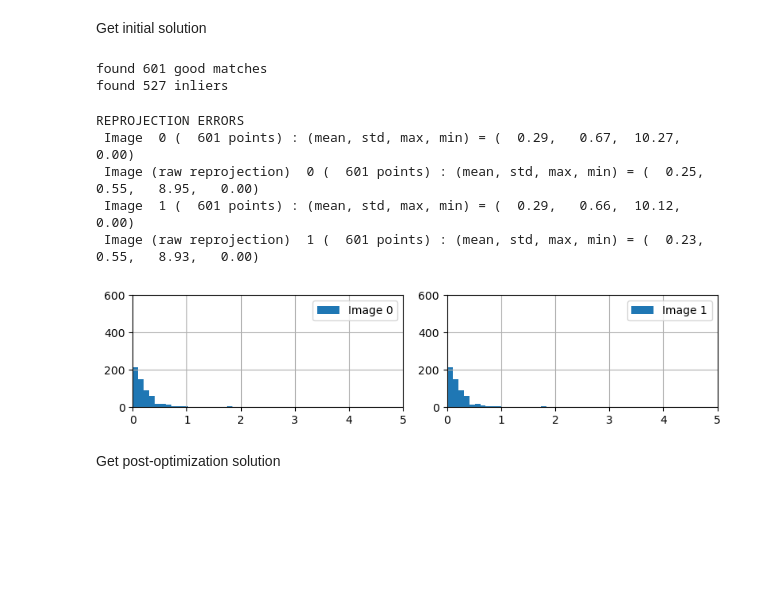
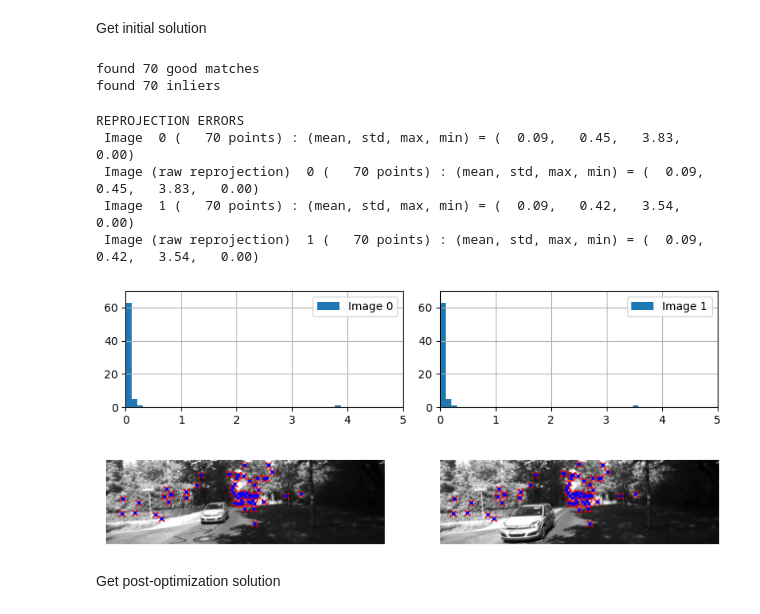
Before and after one commit to andreschreiber/AE598Project, a Jupyter notebook: vo_benchmark.ipynb, the cells around one changed output. Cells and saved outputs as stored; diff of their text form; code cells hidden in the pictures; blank space fills up the shorter version.

Commit message:
Add KITTI support

```diff
--- a/vo_benchmark.ipynb
+++ b/vo_benchmark.ipynb
@@ -18,14 +18,11 @@ import pandas as pd
 ### Provide settings
 # %%
 # When matching (max threshold for ratio test)
-matching_threshold = 0.5
+matching_threshold = 0.1 # I recommend 0.1 for KITTI and 0.5 for EuRoC
 
 # When deciding if triangulated points are invalid
 max_reprojection_err = 0.75
 
-# MAV video folder
-mav_video_folder = Path('./data/mav0')
-
 # Temporary folder for evo metrics
 temporary_folder = Path('./temp')
 temporary_folder.mkdir(parents=True, exist_ok=True)
@@ -58,3 +45,16 @@ visual_inertial_data = utils.collect_visual_inertial_data(imu0_csv, cam0_csv, st
+# %%
+# RUN THIS CELL FOR KITTI
+kitti_base_path = './data/kitti'
+kitti_date = '2011_09_26'
+kitti_drive = '0022'
+
+# Read KITTI data
+dataset_info = utils.read_data_kitti('./data/kitti', '2011_09_26', '0022')
+
+# Extract relevant data
+cam0_K = dataset_info['cam0_K']
+cam0_distortion = dataset_info['cam0_distortion']
+visual_inertial_data = dataset_info['visual_inertial_data']
 # %% [markdown]
 ### Create random generator
 # %%
@@ -71,34 +71,37 @@ feature_extractor = cv2.SIFT_create() # could also do ORB_create() for ORB featu
 Get initial solution
 # %%
 chosen_index = 0
+advance = 5
 
 # Get first index closest to chosen index
 first_frame_idx = utils.get_index_of_next_image(visual_inertial_data, chosen_index)
 # Get second index
-second_frame_idx = utils.get_index_of_next_image(visual_inertial_data, first_frame_idx+1)
+second_frame_idx = utils.get_index_of_next_image(visual_inertial_data, first_frame_idx+advance)
 
 # Create two views
 views = [
-    vo.create_view_data(utils.read_image_mav(visual_inertial_data[first_frame_idx]['image_file']),
+    vo.create_view_data(utils.read_image(visual_inertial_data[first_frame_idx]['image_file']),
                         first_frame_idx, feature_extractor, cam0_K, cam0_distortion),
-    vo.create_view_data(utils.read_image_mav(visual_inertial_data[second_frame_idx]['image_file']),
+    vo.create_view_data(utils.read_image(visual_inertial_data[second_frame_idx]['image_file']),
                         second_frame_idx, feature_extractor, cam0_K, cam0_distortion)
 ]
 
 # Perform two-view reconstruction
 tracks = vo.vo_2view(views, matching_threshold, cam0_K, rng, use_opencv=False)
 # %% [output]
-found 601 good matches
-found 527 inliers
+found 70 good matches
+found 70 inliers
 # %%
 vo.show_reproj_results(views, tracks, cam0_K, cam0_distortion, print_raw_reproj=True, show_reproj_histogram=True)
+vo.visualize_predictions(views, tracks, cam0_K, cam0_distortion)
 # %% [output]
 REPROJECTION ERRORS
- Image  0 (  601 points) : (mean, std, max, min) = (  0.29,   0.67,  10.27,   0.00)
- Image (raw reprojection)  0 (  601 points) : (mean, std, max, min) = (  0.25,   0.55,   8.95,   0.00)
- Image  1 (  601 points) : (mean, std, max, min) = (  0.29,   0.66,  10.12,   0.00)
- Image (raw reprojection)  1 (  601 points) : (mean, std, max, min) = (  0.23,   0.55,   8.93,   0.00)
+ Image  0 (   70 points) : (mean, std, max, min) = (  0.09,   0.45,   3.83,   0.00)
+ Image (raw reprojection)  0 (   70 points) : (mean, std, max, min) = (  0.09,   0.45,   3.83,   0.00)
+ Image  1 (   70 points) : (mean, std, max, min) = (  0.09,   0.42,   3.54,   0.00)
+ Image (raw reprojection)  1 (   70 points) : (mean, std, max, min) = (  0.09,   0.42,   3.54,   0.00)
-[figure, old version]
+[figure, new version]
+[figure, added]
 # %% [markdown]
 Get post-optimization solution
 # %%
```
Also changed, not shown: parts of 9 cells of this notebook, 3 other files.
